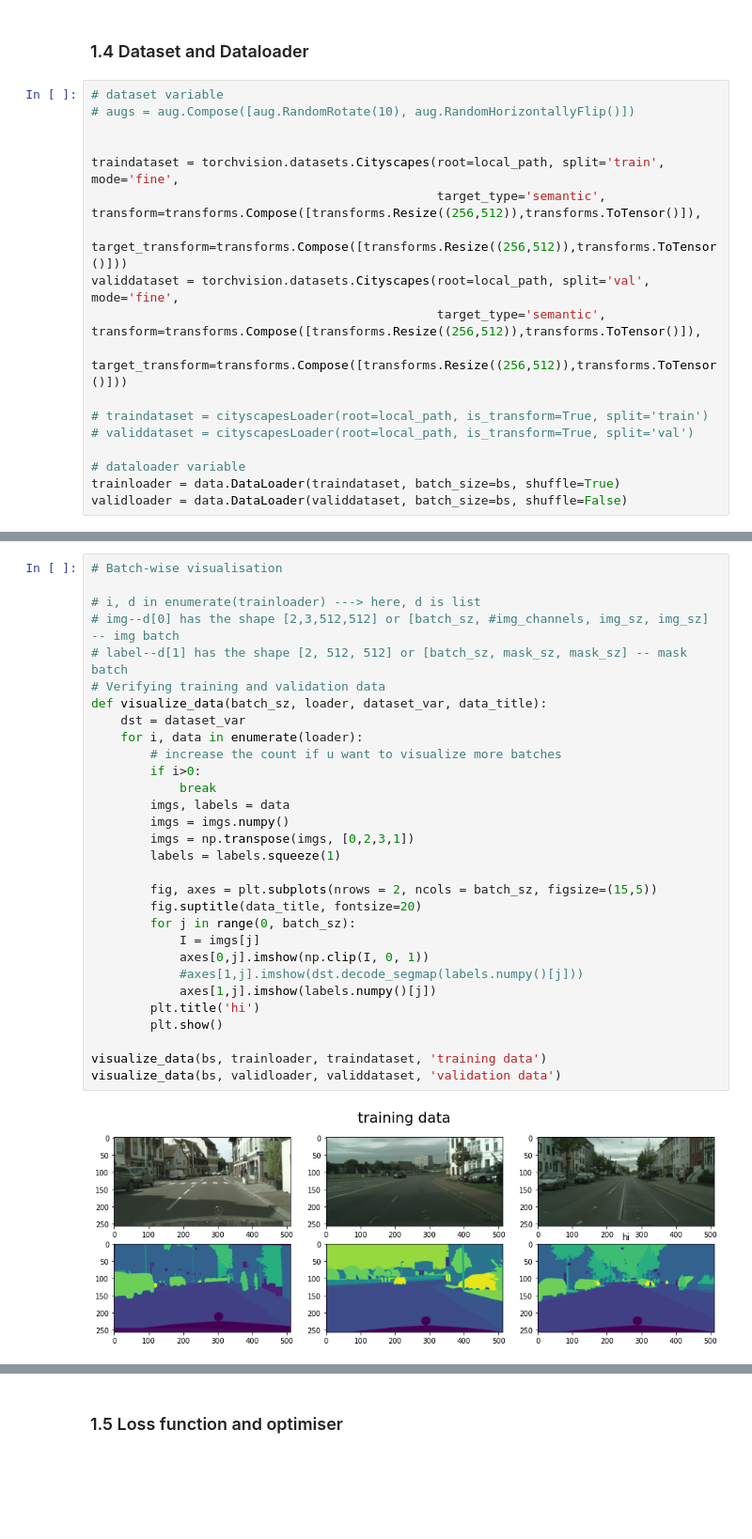
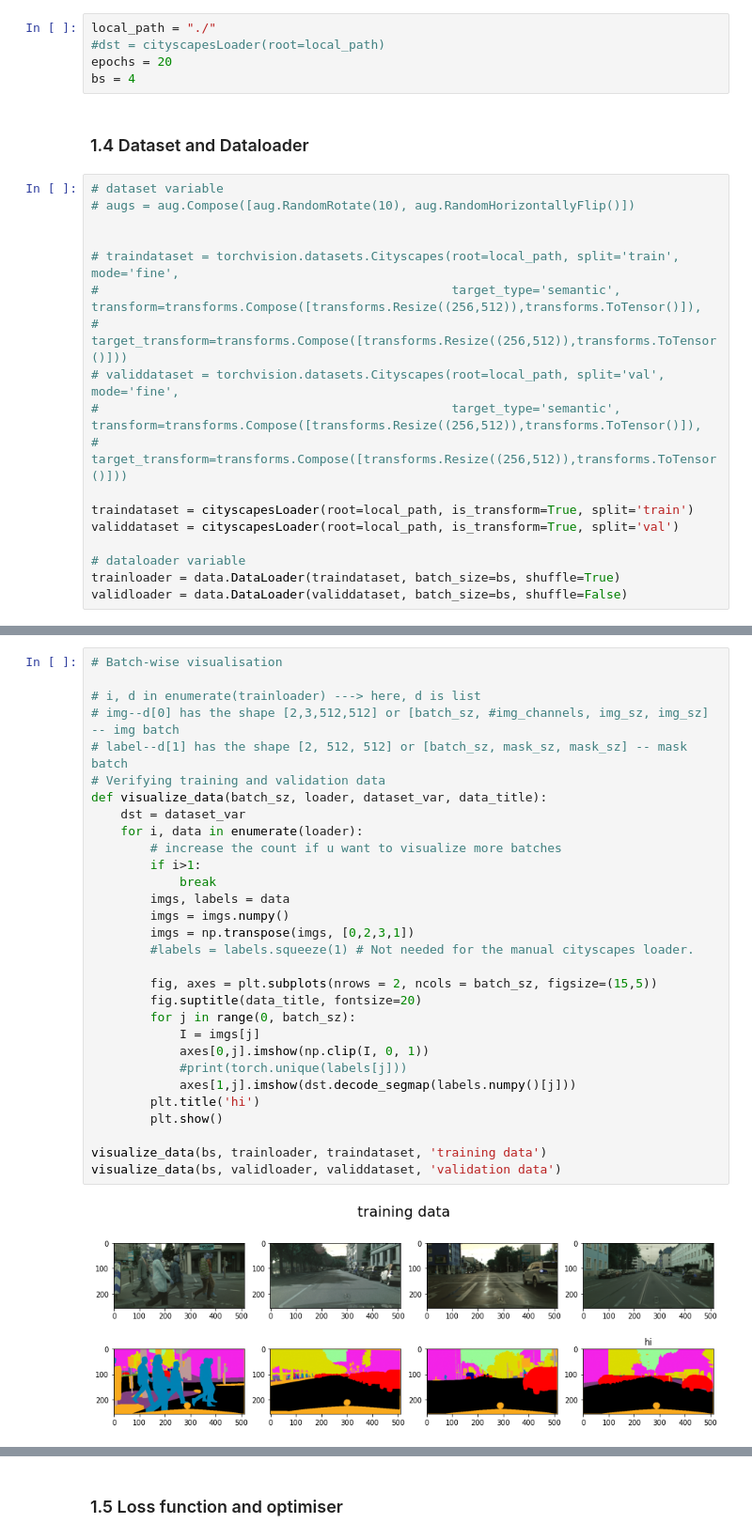
Before and after one commit to arpit-jadon/Copy-Vision-Project-Image-Segmentation, a Jupyter notebook: Vision_task_2.ipynb, the cells around one changed output, grey strips where cells are left out. Shown at 94% size. Cells and saved outputs as stored; diff of their text form; blank space fills up the shorter version.

Commit message:
Task2-Loader-Modified-Metrics-Code-Shortened

```diff
--- a/Vision_task_2.ipynb
+++ b/Vision_task_2.ipynb
@@ -370,3 +381,8 @@ bs = 3
+# %%
+local_path = "./"
+#dst = cityscapesLoader(root=local_path)
+epochs = 20
+bs = 4
 # %% [markdown]
 ### 1.4 Dataset and Dataloader
 # %%
@@ -374,15 +390,15 @@ bs = 3
 # augs = aug.Compose([aug.RandomRotate(10), aug.RandomHorizontallyFlip()])
 
 
-traindataset = torchvision.datasets.Cityscapes(root=local_path, split='train', mode='fine',
-                                               target_type='semantic', transform=transforms.Compose([transforms.Resize((256,512)),transforms.ToTensor()]),
-                                               target_transform=transforms.Compose([transforms.Resize((256,512)),transforms.ToTensor()]))
-validdataset = torchvision.datasets.Cityscapes(root=local_path, split='val', mode='fine',
-                                               target_type='semantic', transform=transforms.Compose([transforms.Resize((256,512)),transforms.ToTensor()]),
-                                               target_transform=transforms.Compose([transforms.Resize((256,512)),transforms.ToTensor()]))
+# traindataset = torchvision.datasets.Cityscapes(root=local_path, split='train', mode='fine',
+#                                                target_type='semantic', transform=transforms.Compose([transforms.Resize((256,512)),transforms.ToTensor()]),
+#                                                target_transform=transforms.Compose([transforms.Resize((256,512)),transforms.ToTensor()]))
+# validdataset = torchvision.datasets.Cityscapes(root=local_path, split='val', mode='fine',
+#                                                target_type='semantic', transform=transforms.Compose([transforms.Resize((256,512)),transforms.ToTensor()]),
+#                                                target_transform=transforms.Compose([transforms.Resize((256,512)),transforms.ToTensor()]))
 
-# traindataset = cityscapesLoader(root=local_path, is_transform=True, split='train')
-# validdataset = cityscapesLoader(root=local_path, is_transform=True, split='val')
+traindataset = cityscapesLoader(root=local_path, is_transform=True, split='train')
+validdataset = cityscapesLoader(root=local_path, is_transform=True, split='val')
 
 # dataloader variable
 trainloader = data.DataLoader(traindataset, batch_size=bs, shuffle=True)
@@ -414,32 +432,32 @@ tensor([0.0039, 0.0078, 0.0118, 0.0157, 0.0196, 0.0235, 0.0275, 0.0314, 0.0353,
 # %%
 # Batch-wise visualisation
 
 # i, d in enumerate(trainloader) ---> here, d is list
 # img--d[0] has the shape [2,3,512,512] or [batch_sz, #img_channels, img_sz, img_sz] -- img batch
 # label--d[1] has the shape [2, 512, 512] or [batch_sz, mask_sz, mask_sz] -- mask batch
 # Verifying training and validation data
 def visualize_data(batch_sz, loader, dataset_var, data_title):
     dst = dataset_var
     for i, data in enumerate(loader):
         # increase the count if u want to visualize more batches
-        if i>0:
+        if i>1:
             break
         imgs, labels = data
         imgs = imgs.numpy()
         imgs = np.transpose(imgs, [0,2,3,1])
-        labels = labels.squeeze(1)
+        #labels = labels.squeeze(1) # Not needed for the manual cityscapes loader.
 
         fig, axes = plt.subplots(nrows = 2, ncols = batch_sz, figsize=(15,5))
         fig.suptitle(data_title, fontsize=20)
         for j in range(0, batch_sz):
             I = imgs[j]
             axes[0,j].imshow(np.clip(I, 0, 1))
-            #axes[1,j].imshow(dst.decode_segmap(labels.numpy()[j]))
-            axes[1,j].imshow(labels.numpy()[j])
+            #print(torch.unique(labels[j]))
+            axes[1,j].imshow(dst.decode_segmap(labels.numpy()[j]))
         plt.title('hi')
         plt.show()
 
 visualize_data(bs, trainloader, traindataset, 'training data')
 visualize_data(bs, validloader, validdataset, 'validation data')
 # %% [output]
-[figure, old version]
+[figure, new version]
```
Also changed, not shown: parts of 21 cells of this notebook.
